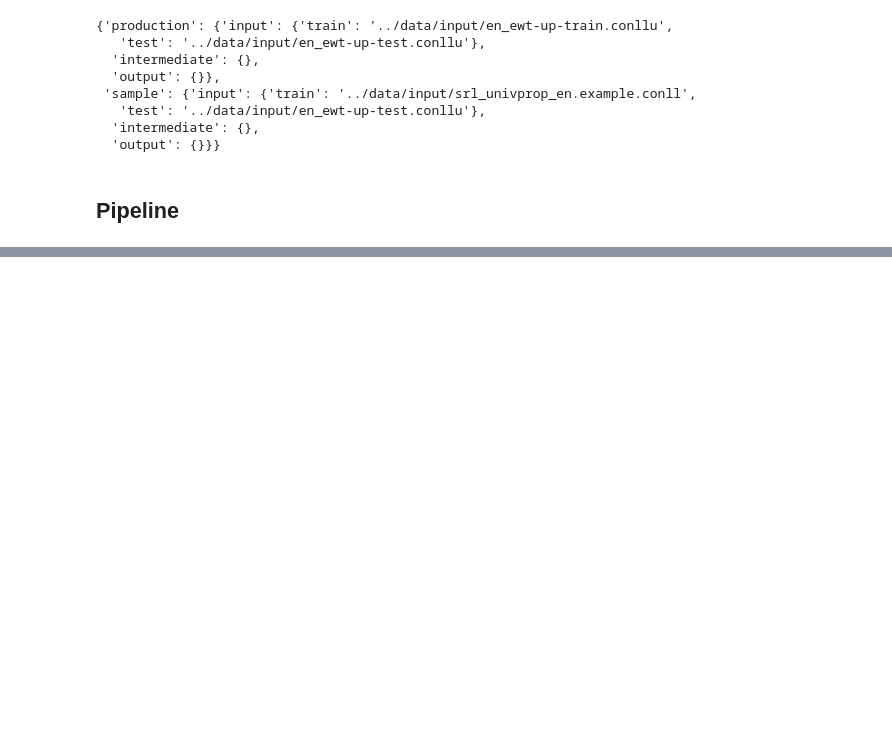
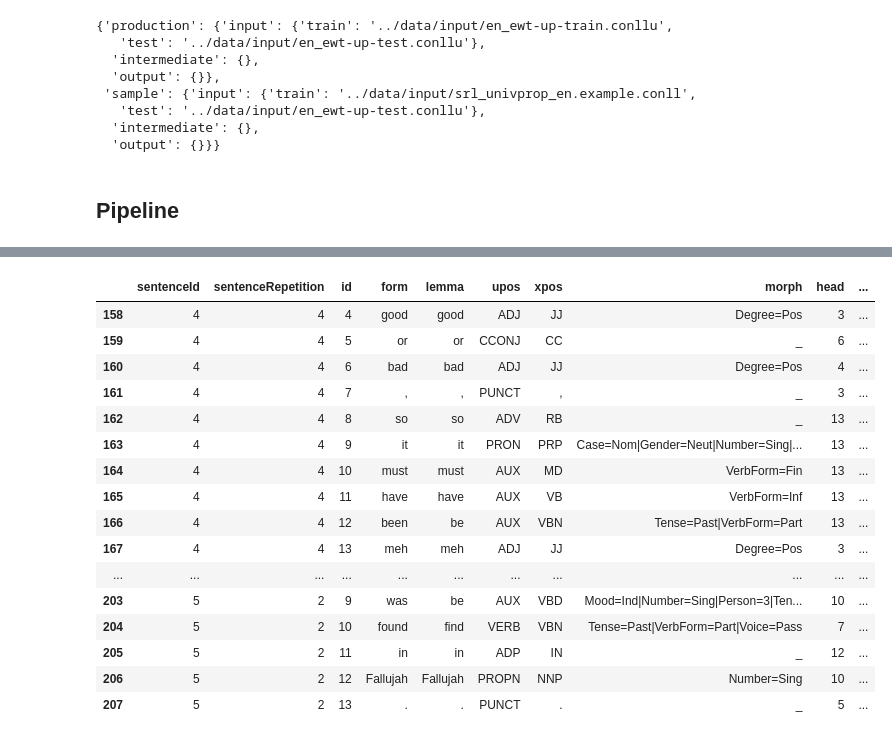
Before and after one commit to robert-luis/NLP_Tech_Assignment_2, a Jupyter notebook: part1/SRLrunner.ipynb, the cells around one changed output, grey strips where cells are left out. Drawn from its saved outputs; the diff is of its cells as text; code cells hidden in the pictures; blank space fills up the shorter version.

```diff
--- a/part1/SRLrunner.ipynb
+++ b/part1/SRLrunner.ipynb
@@ -205,0 +222,20 @@ df_conv
+# %%
+df_conv.tail(50)
+# %% [output]
+|  | sentenceId | sentenceRepetition | id | form | lemma | upos | xpos | morph | head | ... |
+| 158 | 4 | 4 | 4 | good | good | ADJ | JJ | Degree=Pos | 3 | ... |
+| 159 | 4 | 4 | 5 | or | or | CCONJ | CC | _ | 6 | ... |
+| 160 | 4 | 4 | 6 | bad | bad | ADJ | JJ | Degree=Pos | 4 | ... |
+| 161 | 4 | 4 | 7 | , | , | PUNCT | , | _ | 3 | ... |
+| 162 | 4 | 4 | 8 | so | so | ADV | RB | _ | 13 | ... |
+| 163 | 4 | 4 | 9 | it | it | PRON | PRP | Case=Nom|Gender=Neut|Number=Sing|... | 13 | ... |
+| 164 | 4 | 4 | 10 | must | must | AUX | MD | VerbForm=Fin | 13 | ... |
+| 165 | 4 | 4 | 11 | have | have | AUX | VB | VerbForm=Inf | 13 | ... |
+| 166 | 4 | 4 | 12 | been | be | AUX | VBN | Tense=Past|VerbForm=Part | 13 | ... |
+| 167 | 4 | 4 | 13 | meh | meh | ADJ | JJ | Degree=Pos | 3 | ... |
+| ... | ... | ... | ... | ... | ... | ... | ... | ... | ... | ... |
+| 203 | 5 | 2 | 9 | was | be | AUX | VBD | Mood=Ind|Number=Sing|Person=3|Ten... | 10 | ... |
+| 204 | 5 | 2 | 10 | found | find | VERB | VBN | Tense=Past|VerbForm=Part|Voice=Pass | 7 | ... |
+| 205 | 5 | 2 | 11 | in | in | ADP | IN | _ | 12 | ... |
+| 206 | 5 | 2 | 12 | Fallujah | Fallujah | PROPN | NNP | Number=Sing | 10 | ... |
+| 207 | 5 | 2 | 13 | . | . | PUNCT | . | _ | 5 | ... |
```
Also changed, not shown: parts of 3 cells of this notebook, 2 other files.
